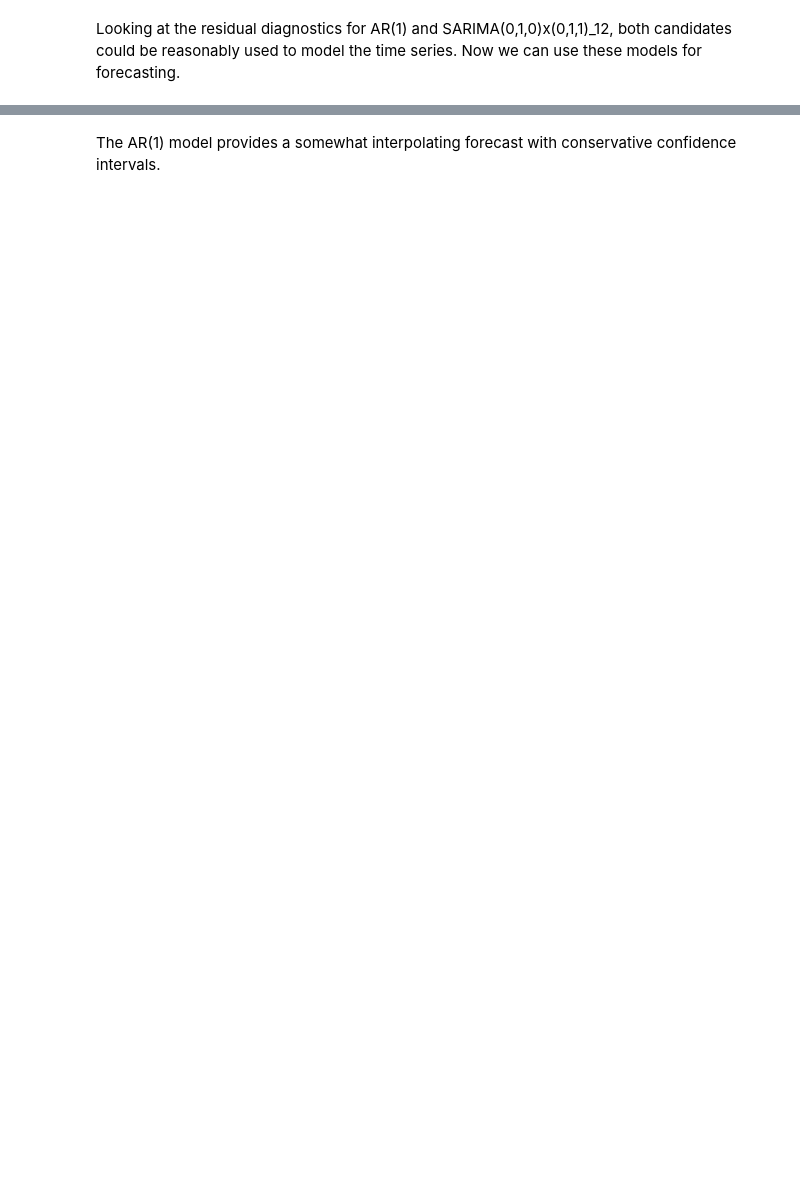
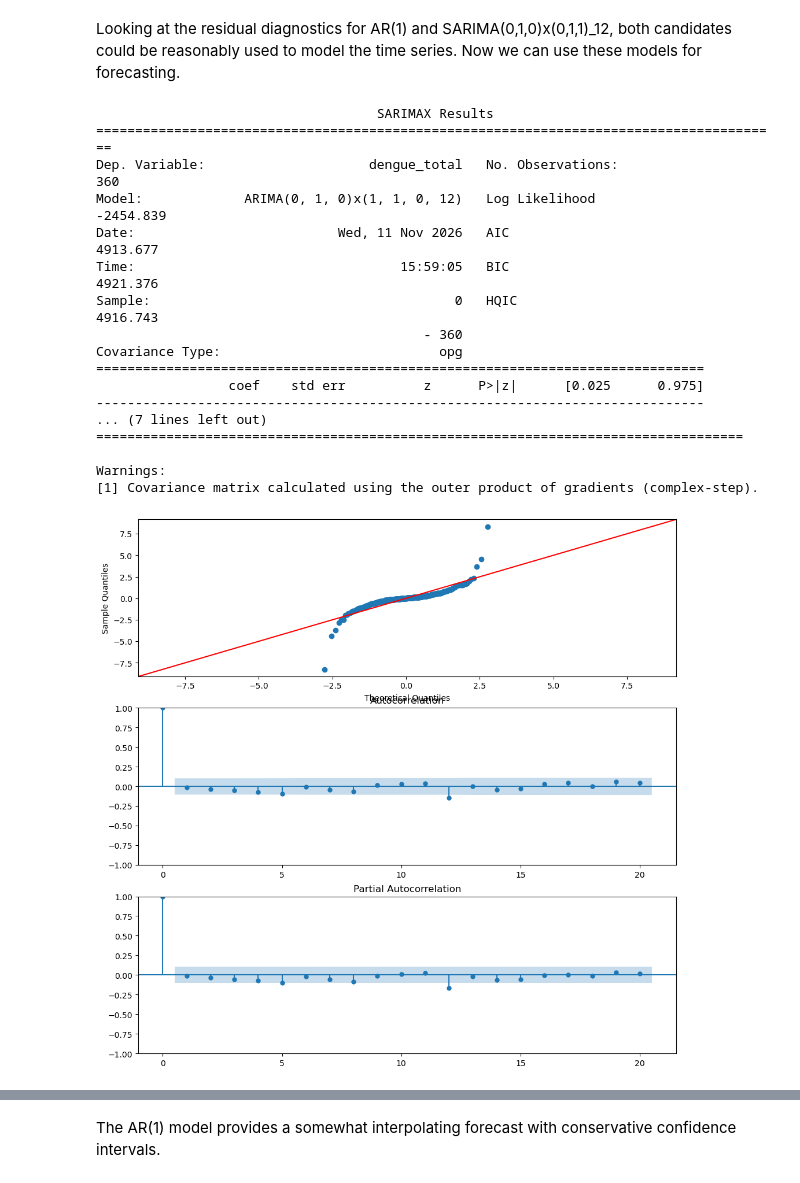
Before and after one commit to maxriback/740-Project, a Jupyter notebook: analysis/dengue_time_series.ipynb, the cells around one changed output, grey strips where cells are left out. Cells and saved outputs as stored; diff of their text form; code cells hidden in the pictures; blank space fills up the shorter version.

```diff
--- a/analysis/dengue_time_series.ipynb
+++ b/analysis/dengue_time_series.ipynb
@@ -290,5 +215,38 @@ Warnings:
 # %% [markdown]
 Looking at the residual diagnostics for AR(1) and SARIMA(0,1,0)x(0,1,1)_12, both candidates could be reasonably used to model the time series. Now we can use these models for forecasting.
+# %%
+# SARIMA(0,1,0)x(1,1,0,12) Model
+sarima_model_ar = ARIMA(df["dengue_total"].dropna(), order=(0,1,0), seasonal_order=(1,1,0,12)).fit()
+print(sarima_model_ar.summary())
+
+
+# Diagnostic Plots for SARIMA(0,1,0)x(1,1,0,12) Model
+fig = plt.figure(figsize=(12, 12))
+ax1 = fig.add_subplot(311)
+fig = qqplot(sarima_model_ar.resid, line='45', ax=ax1, fit=True)
+ax2 = fig.add_subplot(312)
+fig = plot_acf(sarima_model_ar.resid, lags=20, ax=ax2)
+ax3 = fig.add_subplot(313)
+fig = plot_pacf(sarima_model_ar.resid, lags=20, ax=ax3)
+# %% [output]
+                                    SARIMAX Results
+========================================================================================
+Dep. Variable:                     dengue_total   No. Observations:                  360
+Model:             ARIMA(0, 1, 0)x(1, 1, 0, 12)   Log Likelihood               -2454.839
+Date:                          Wed, 11 Nov 2026   AIC                           4913.677
+Time:                                  15:59:05   BIC                           4921.376
+Sample:                                       0   HQIC                          4916.743
+                                          - 360
+Covariance Type:                            opg
+==============================================================================
+                 coef    std err          z      P>|z|      [0.025      0.975]
+------------------------------------------------------------------------------
+... (7 lines left out)
+===================================================================================
+
+Warnings:
+[1] Covariance matrix calculated using the outer product of gradients (complex-step).
+[figure, added]
 # %%
 n_forecast = 12
 forecast = ar1_model.get_forecast(steps=n_forecast)
```
Also changed, not shown: parts of 12 cells of this notebook.
